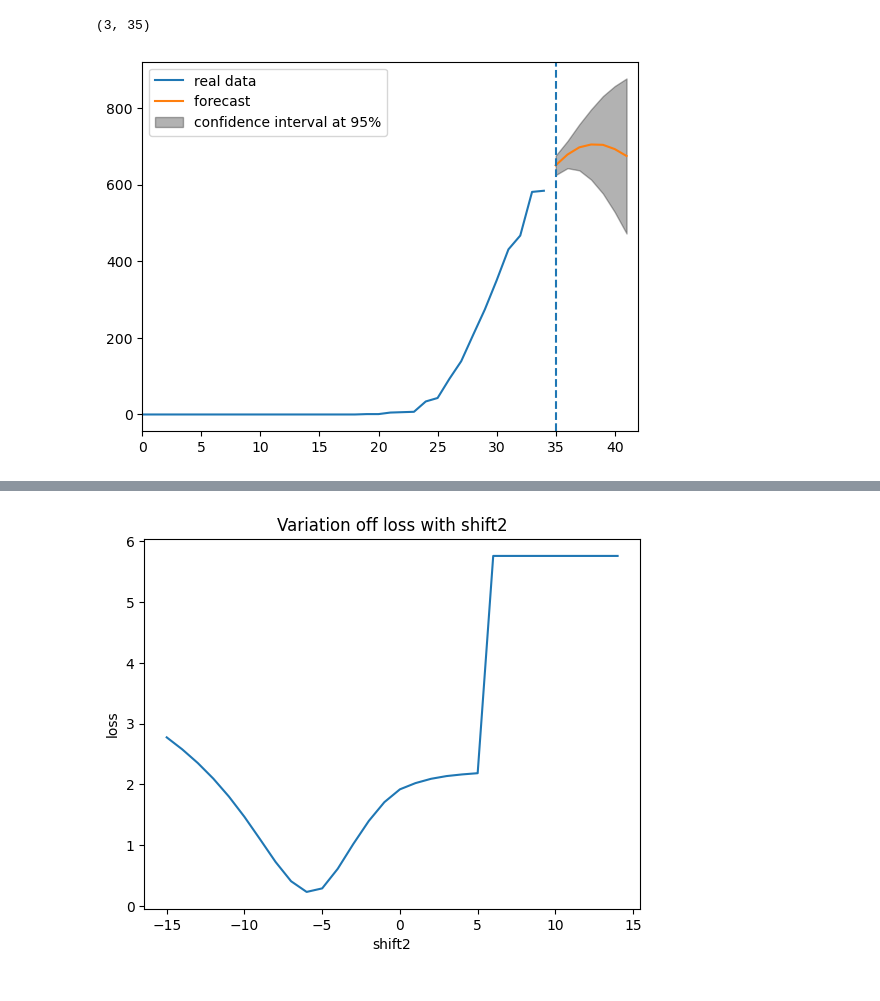
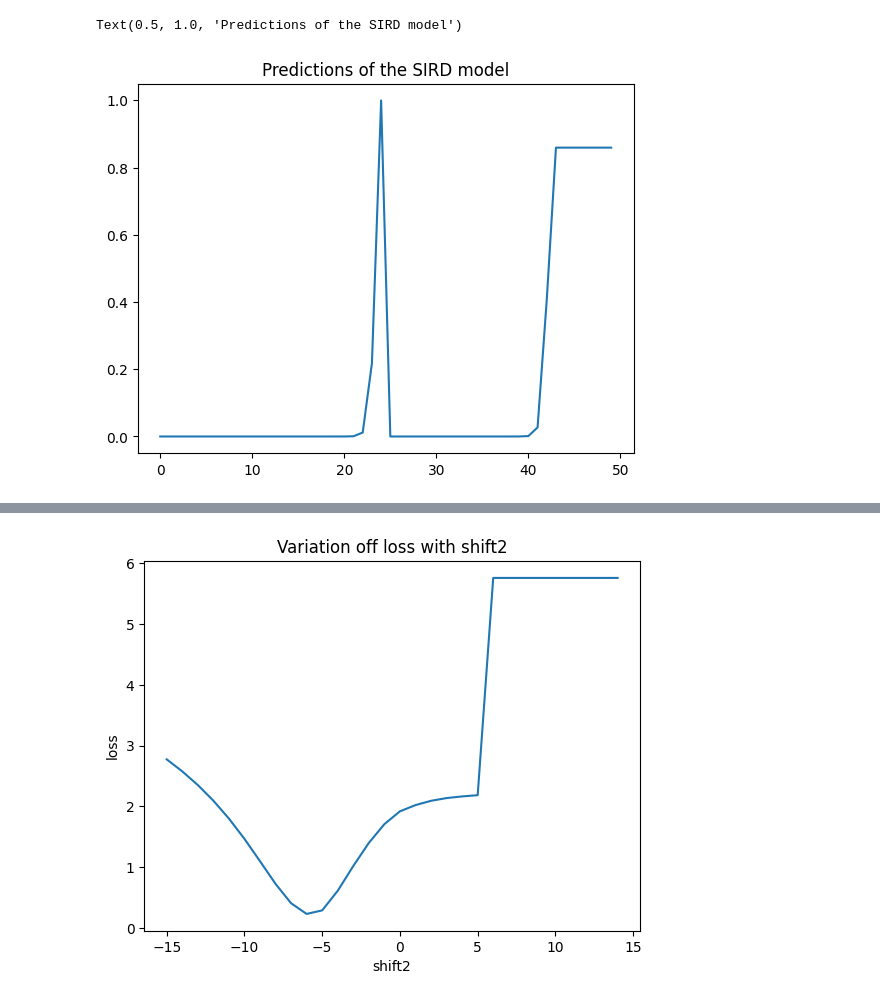
Before and after one commit to gregoirebechade/covid_internship, a Jupyter notebook: 04_exploring.ipynb, the cells around one changed output, grey strips where cells are left out. Saved outputs shown, nothing was run; the diff lists cells and outputs as text; code cells hidden in the pictures.

```diff
--- a/04_exploring.ipynb
+++ b/04_exploring.ipynb
@@ -67,7 +67,3 @@ dates_of_pandemic_train=dates_of_pandemic[:split]
 
 
 data =np.array([ new_deaths, n_infected, mob_17_days_ahead ])
-# %%
-mysir=Multi_SIRD_model()
-mysir.choose_model(True, True)
-mysir.train(dates_of_pandemic_train, data_train)
@@ -94,11 +69,0 @@ plt.show()
-# %%
-myvar=VAR_m()
-myvar.train(dates_of_pandemic_train, data_train)
-# plt.plot([i for i in range(len(data_train[0]))], data_train[0 ])
-# plt.plot([i for i in range(len(data_train[0]), len(data_train[0])+reach)], myvar.predict(7, 0.05)[0])
-# plt.show()
-myvar.plot(7, 0.05, title = 'VAR model')
-
-myarima=ARIMA_Model()
-myarima.train(dates_of_pandemic_train, deaths_train)
-myarima.plot(7, 0.05, title = 'ARIMA model')
@@ -111,10 +69,0 @@ real data [  0.   0.   0.   0.   0.   0.   0.   0.   0.   0.   0.   0.   0.   0.
-# %%
-data_train.shape
-# %% [output]
-(3, 35)
-# %%
-myarima=ARIMA_Model()
-myarima.train(dates_of_pandemic_train, data_train[0])
-myarima.plot(7, 0.05)
-# %% [output]
-[figure, removed]
@@ -121,3 +72,11 @@ myarima.plot(7, 0.05)
+# %%
+a, b, d, shift1, shift2 = -9.551066764329459 ,-0.62286346247745 ,5.267984013360355e-05 ,0, -6
+# %%
+deads_and_I=(sir_for_optim_normalized(dates_of_pandemic_train, a, b, d, mob_train, deaths_train, infected_train, shift1, shift2))
+plt.title('Predictions of the SIRD model')
+# %% [output]
+Text(0.5, 1.0, 'Predictions of the SIRD model')
+[figure, added]
 # %%
 mysir=Multi_SIRD_model()
 
```
Also changed, not shown: parts of 7 cells of this notebook.
